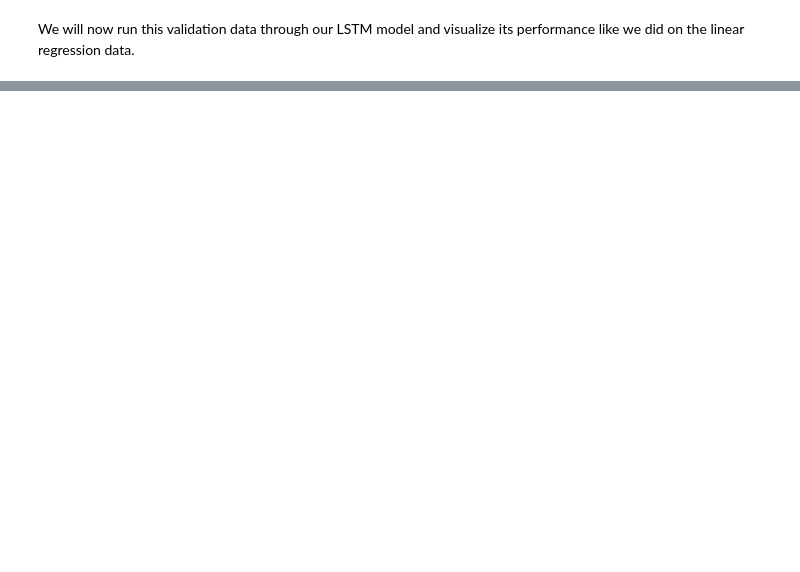
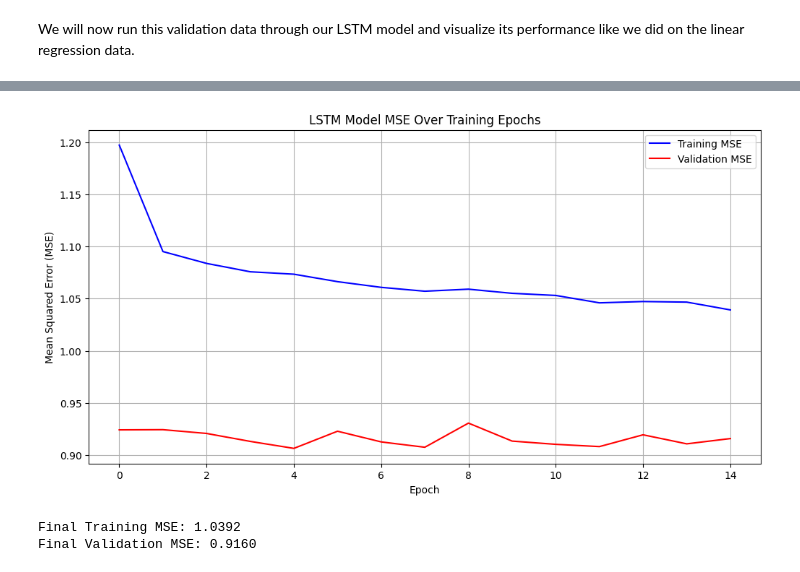
Before and after one commit to ploung/AAI-530-IoT-Assignment-4.1, a Jupyter notebook: LSTM Regression Assignment.ipynb, the cells around one changed output, grey strips where cells are left out. Drawn from its saved outputs; the diff is of its cells as text; code cells hidden in the pictures; blank space fills up the shorter version.

```diff
--- a/LSTM Regression Assignment.ipynb
+++ b/LSTM Regression Assignment.ipynb
@@ -69,0 +111,14 @@ val_df = val_df.reset_index()
+# %%
+# normalize validation data
+val_df_normalize = pd.DataFrame(scaler.transform(val_df[columns_to_normalize]),
+                                columns=columns_to_normalize,
+                                index=val_df.index)
+
+#recombine normalized columns with unnormalized target and datetime columns
+val_join_df = val_df[['Datetime', 'Global_active_power']].join(val_df_normalize)
+
+# Step 3: Sort by datetime and reset index (same as train_df)
+val_df = val_join_df.sort_values('Datetime').reset_index(drop=True)
+
+print("Validation data after preprocessing:")
+val_df.head()
@@ -234,3 +571,26 @@ A:
+# %%
+# Extract MSE values from training history
+train_mse = history.history['mse']  # Training MSE per epoch
+val_mse = history.history['val_mse']  # Validation MSE per epoch
+
+# Plot MSE curves
+plt.figure(figsize=(12, 6))
+plt.plot(train_mse, label='Training MSE', color='blue')
+plt.plot(val_mse, label='Validation MSE', color='red')
+plt.title('LSTM Model MSE Over Training Epochs')
+plt.xlabel('Epoch')
+plt.ylabel('Mean Squared Error (MSE)')
+plt.legend()
+plt.grid(True)
+plt.show()
+
+# Print final MSE values
+print(f"Final Training MSE: {train_mse[-1]:.4f}")
+print(f"Final Validation MSE: {val_mse[-1]:.4f}")
+# %% [output]
+[figure, added]
+Final Training MSE: 1.0392
+Final Validation MSE: 0.9160
 # %% [markdown]
 **Q: How did your model changes affect performance on the validation data? Why do you think they were/were not effective? If you were trying to optimize for production, what would you try next?**
 
```
Also changed, not shown: parts of 29 cells of this notebook.
